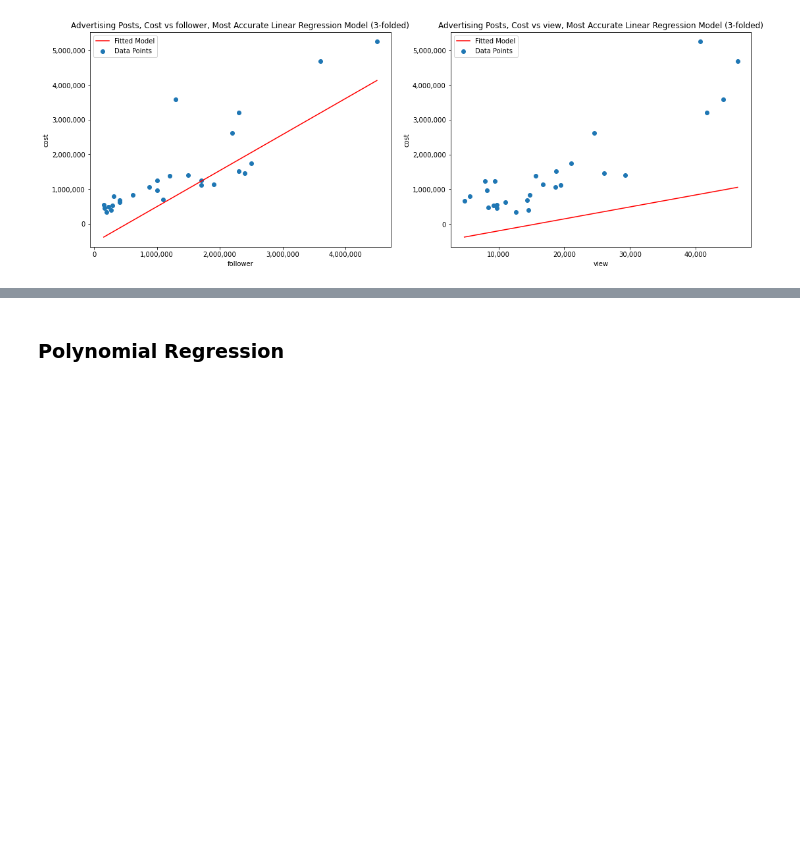
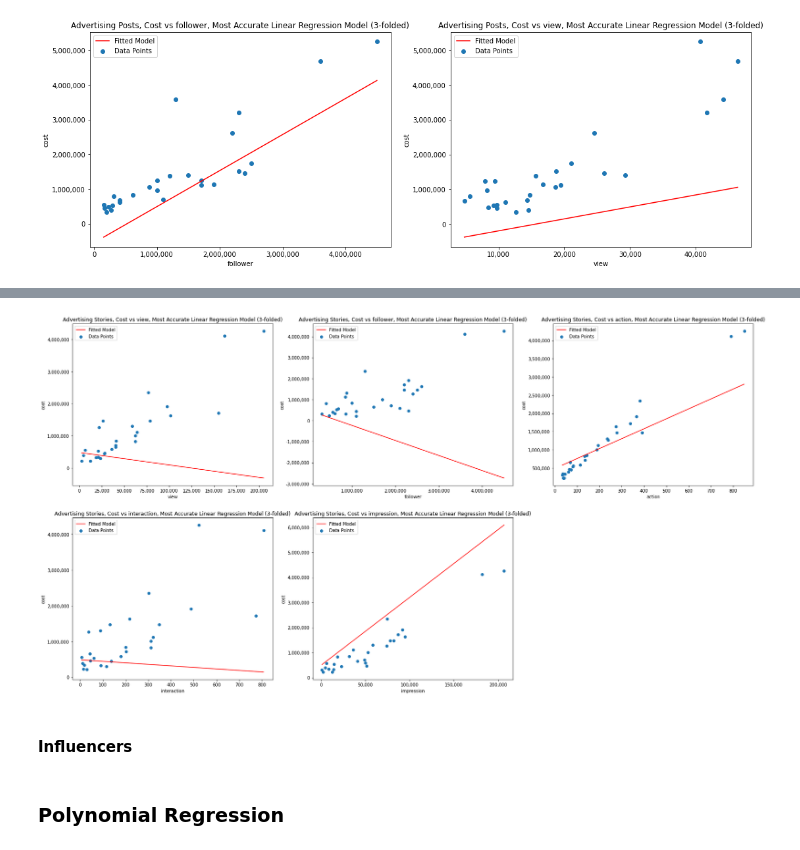
Before and after one commit to SimplyRamin/Pull-Up-Campaign-Analysis, a Jupyter notebook: Modeling.ipynb, the cells around one changed output, grey strips where cells are left out. Cells and saved outputs as stored; diff of their text form; code cells hidden in the pictures; blank space fills up the shorter version.

Commit message:
implementing multiple linear regression for advertising stories

```diff
--- a/Modeling.ipynb
+++ b/Modeling.ipynb
@@ -180,0 +184,4 @@ plt.show()
+# %%
+ad_story_y = np.asarray(ad_story_dummy['cost'])
+ad_story_x = np.asarray(ad_story_dummy.loc[:, ['view', 'follower', 'action', 'interaction', 'impression', 'field_art & culture', 'field_fact', 'field_health',
+                                               'field_news', 'field_video', 'field_women']])
@@ -181,2 +233,38 @@ plt.show()
+# %%
+kf = KFold(n_splits = 3)
+temp_lst = []
+reg_lr = LinearRegression()
+for train_index, test_index in kf.split(ad_post_x):
+    X_train, X_test = ad_story_x[train_index], ad_story_x[test_index]
+    y_train, y_test = ad_story_y[train_index], ad_story_y[test_index]
+    reg_lr.fit(X_train, y_train)
+# %%
+fig = plt.figure(figsize = (28, 15))
+ax1 = fig.add_subplot(2,3,1)
+ax2 = fig.add_subplot(2,3,2)
+ax3 = fig.add_subplot(2,3,3)
+ax4 = fig.add_subplot(2,3,4)
+ax5 = fig.add_subplot(2,3,5)
+
+
+axs = [ax1, ax2, ax3, ax4, ax5]
+feature_lst = ['view', 'follower', 'action', 'interaction', 'impression']
+
+for ax, feature in zip(axs, feature_lst):
+    ax.scatter(ad_story_dummy[feature], ad_story_dummy['cost'], label='Data Points')
+    X_plot = np.arange(ad_story_dummy[feature].min(), ad_story_dummy[feature].max() , 1)
+    y_plot = reg_lr.coef_[axs.index(ax)] * X_plot + reg_lr.intercept_
+    ax.plot(X_plot, y_plot, '-r', label='Fitted Model')
+    ax.get_yaxis().set_major_formatter(matplotlib.ticker.FuncFormatter(lambda x, p: format(int(x), ',')))
+    ax.get_xaxis().set_major_formatter(matplotlib.ticker.FuncFormatter(lambda x, p: format(int(x), ',')))
+    ax.set_title(f'Advertising Stories, Cost vs {feature}, Most Accurate Linear Regression Model (3-folded)')
+    ax.set_xlabel(feature)
+    ax.set_ylabel('cost')
+    ax.legend()
+plt.show()
+# %% [output]
+[figure, added]
+# %% [markdown]
+#### Influencers
 # %% [markdown]
 ### Polynomial Regression
```
Also changed, not shown: parts of 4 cells of this notebook.
